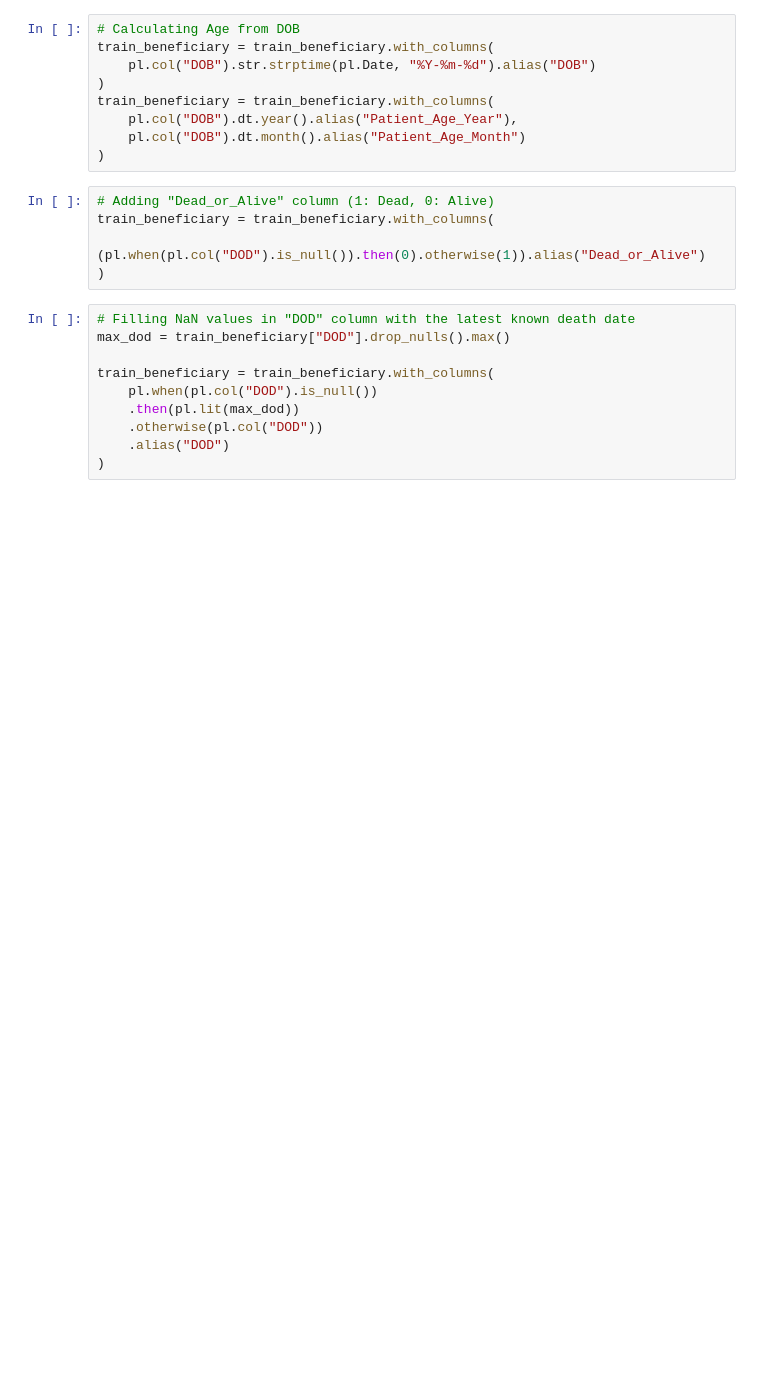
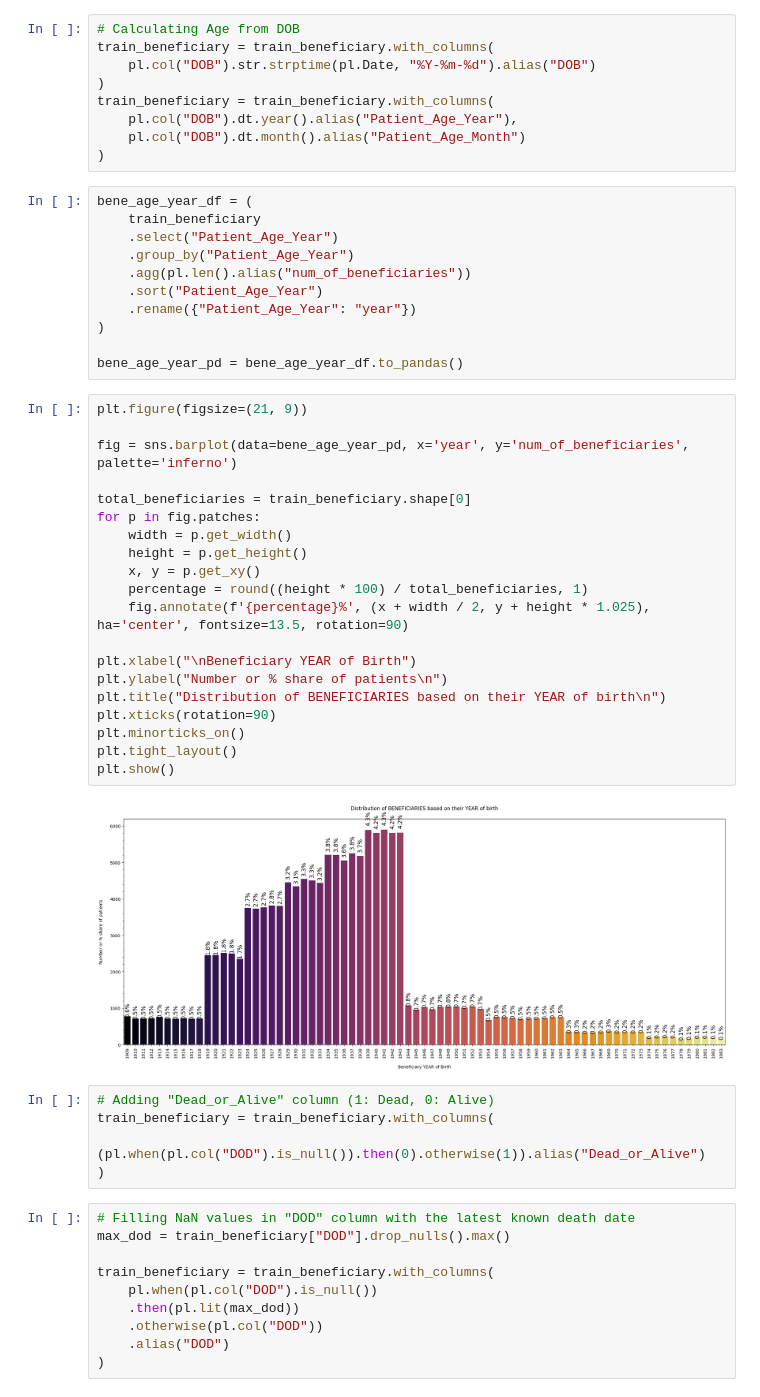
Before and after one commit to bharath03-a/INFO531FinalProject, a Jupyter notebook: notebooks/01_Getting_Started.ipynb, the cells around one changed output. Saved outputs shown, nothing was run; the diff lists cells and outputs as text; blank space fills up the shorter version.

```diff
--- a/notebooks/01_Getting_Started.ipynb
+++ b/notebooks/01_Getting_Started.ipynb
@@ -71,6 +236,39 @@ train_beneficiary = train_beneficiary.with_columns(
     pl.col("DOB").dt.year().alias("Patient_Age_Year"),
     pl.col("DOB").dt.month().alias("Patient_Age_Month")
 )
+# %%
+bene_age_year_df = (
+    train_beneficiary
+    .select("Patient_Age_Year")
+    .group_by("Patient_Age_Year")
+    .agg(pl.len().alias("num_of_beneficiaries"))
+    .sort("Patient_Age_Year")
+    .rename({"Patient_Age_Year": "year"})
+)
+
+bene_age_year_pd = bene_age_year_df.to_pandas()
+# %%
+plt.figure(figsize=(21, 9))
+
+fig = sns.barplot(data=bene_age_year_pd, x='year', y='num_of_beneficiaries', palette='inferno')
+
+total_beneficiaries = train_beneficiary.shape[0]
+for p in fig.patches:
+    width = p.get_width()
+    height = p.get_height()
+    x, y = p.get_xy()
+    percentage = round((height * 100) / total_beneficiaries, 1)
+    fig.annotate(f'{percentage}%', (x + width / 2, y + height * 1.025), ha='center', fontsize=13.5, rotation=90)
+
+plt.xlabel("\nBeneficiary YEAR of Birth")
+plt.ylabel("Number or % share of patients\n")
+plt.title("Distribution of BENEFICIARIES based on their YEAR of birth\n")
+plt.xticks(rotation=90)
+plt.minorticks_on()
+plt.tight_layout()
+plt.show()
+# %% [output]
+[figure, added]
 # %%
 # Adding "Dead_or_Alive" column (1: Dead, 0: Alive)
 train_beneficiary = train_beneficiary.with_columns(
```
Also changed, not shown: parts of 23 cells of this notebook, 1 other file.
